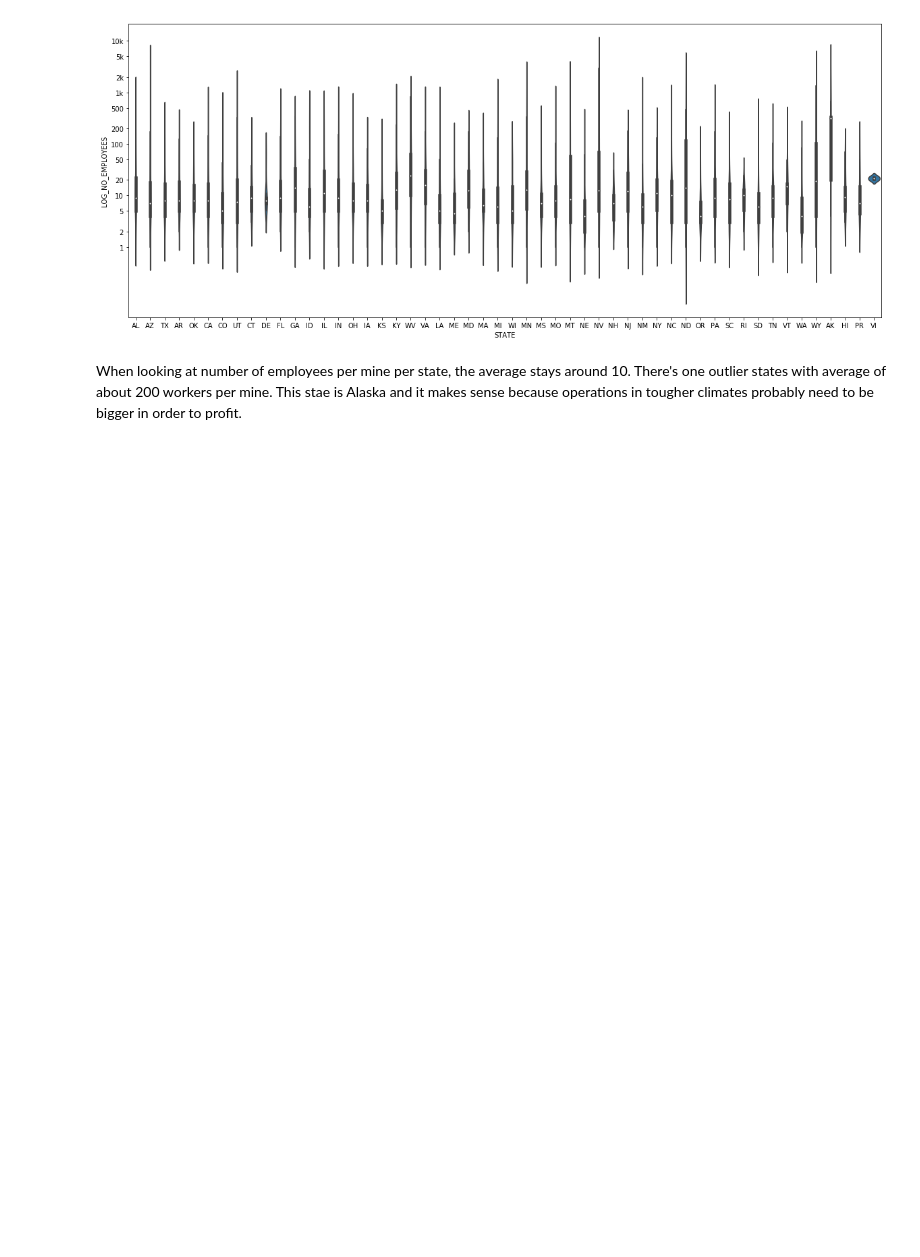
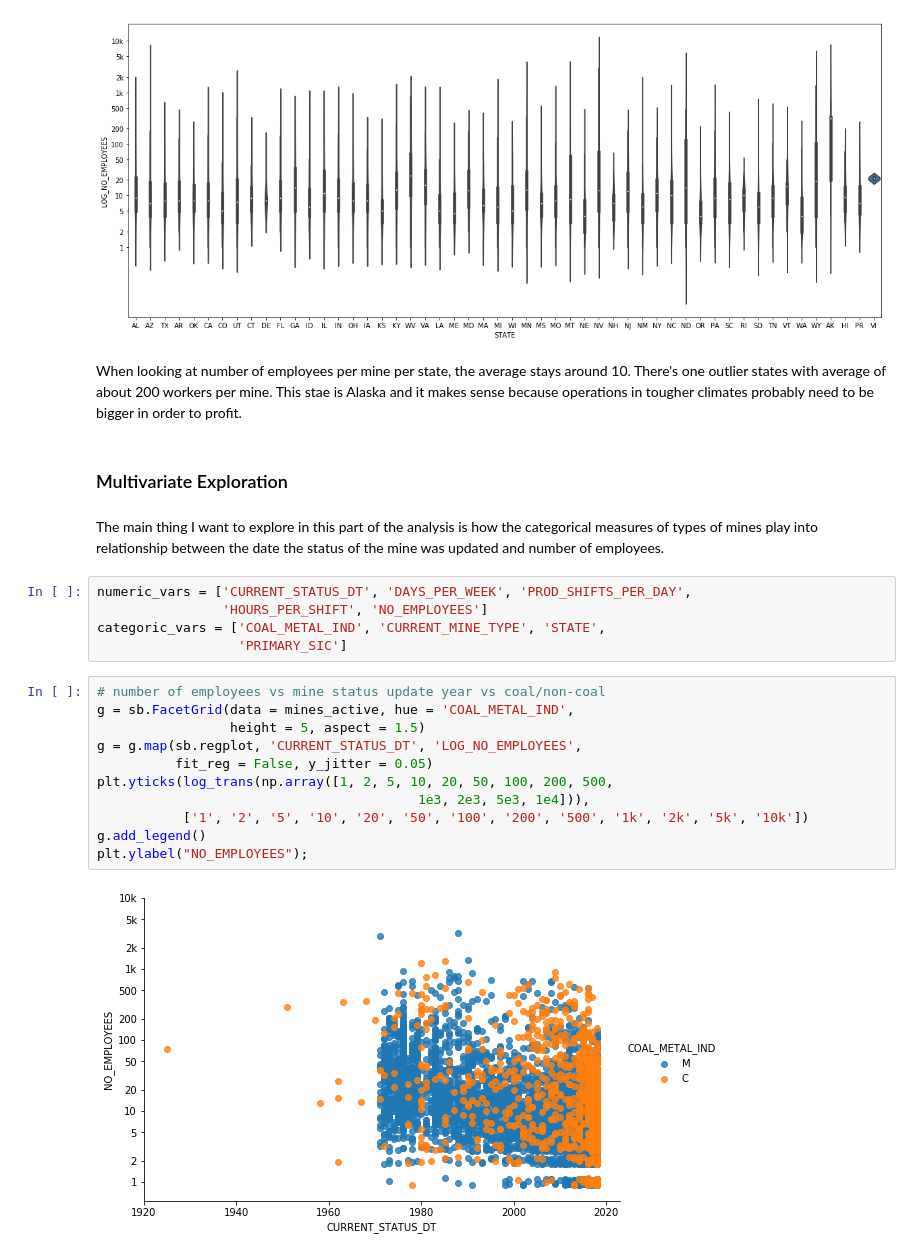
Before and after one commit to dvokinsark/us_mines, a Jupyter notebook: data_exploration.ipynb, the cells around one changed output. Cells and saved outputs as stored; diff of their text form; blank space fills up the shorter version.

Commit message:
feat: Add multivariate exploration

```diff
--- a/data_exploration.ipynb
+++ b/data_exploration.ipynb
@@ -655,3 +656,26 @@ plt.yticks(locations, labels);
 [figure]
 # %% [markdown]
 When looking at number of employees per mine per state, the average stays around 10. There's one outlier states with average of about 200 workers per mine. This stae is Alaska and it makes sense because operations in tougher climates probably need to be bigger in order to profit.
+# %% [markdown]
+<a id='multivariate_exploration'></a>
+### Multivariate Exploration
+# %% [markdown]
+The main thing I want to explore in this part of the analysis is how the categorical measures of types of mines play into relationship between the date the status of the mine was updated and number of employees.
+# %%
+numeric_vars = ['CURRENT_STATUS_DT', 'DAYS_PER_WEEK', 'PROD_SHIFTS_PER_DAY',
+                'HOURS_PER_SHIFT', 'NO_EMPLOYEES']
+categoric_vars = ['COAL_METAL_IND', 'CURRENT_MINE_TYPE', 'STATE',
+                  'PRIMARY_SIC']
+# %%
+# number of employees vs mine status update year vs coal/non-coal
+g = sb.FacetGrid(data = mines_active, hue = 'COAL_METAL_IND',
+                 height = 5, aspect = 1.5)
+g = g.map(sb.regplot, 'CURRENT_STATUS_DT', 'LOG_NO_EMPLOYEES',
+          fit_reg = False, y_jitter = 0.05)
+plt.yticks(log_trans(np.array([1, 2, 5, 10, 20, 50, 100, 200, 500,
+                                         1e3, 2e3, 5e3, 1e4])),
+           ['1', '2', '5', '10', '20', '50', '100', '200', '500', '1k', '2k', '5k', '10k'])
+g.add_legend()
+plt.ylabel("NO_EMPLOYEES");
+# %% [output]
+[figure, added]
```
Also changed, not shown: parts of 3 cells of this notebook.
